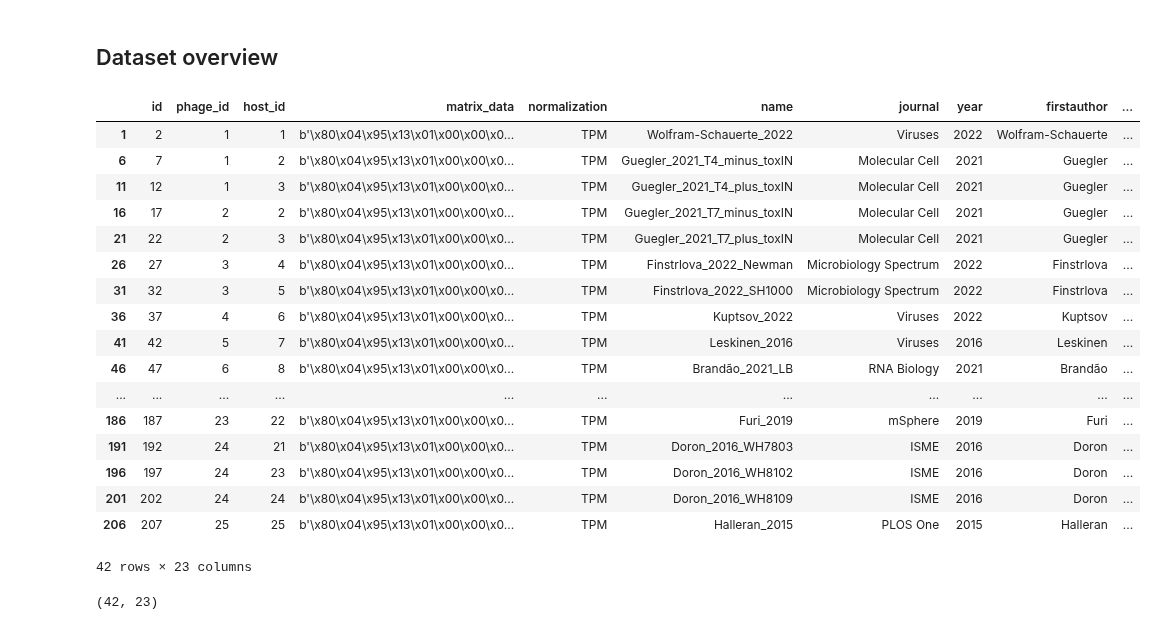
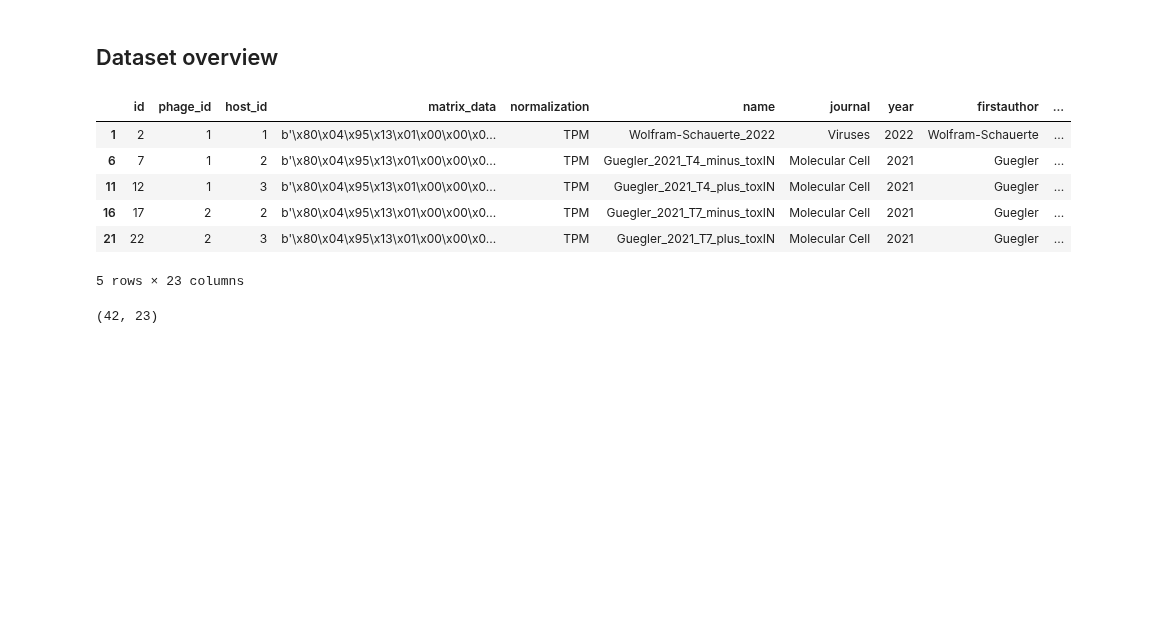
Before and after one commit to Integrative-Transcriptomics/PhageExpressionAtlas, a Jupyter notebook: Data_Analysis/Database_stats/Get_database_statistics.ipynb, the cells around one changed output. Drawn from its saved outputs; the diff is of its cells as text; code cells hidden in the pictures; blank space fills up the shorter version.

```diff
--- a/Data_Analysis/Database_stats/Get_database_statistics.ipynb
+++ b/Data_Analysis/Database_stats/Get_database_statistics.ipynb
@@ -75,7 +77,11 @@ set_publication_style(
 # %% [markdown]
 ## Dataset overview
 # %%
+# Database path
+
 db_path = "../../PhageExpressionAtlas/instance/db.sqlite3"
+
+# Function to retrieve full annotated data
 
 def get_table(db: str, table: str):
     """
@@ -86,11 +92,7 @@ def get_table(db: str, table: str):
     # Connect to the database
     connection = sqlite3.connect(db)
 
-    # ---------------------------------------------------------------------
-    # 1) GET DATASETS BY:
-    #    - matching normalization
-    #    - matching dataset names from dataset_list
-    # ---------------------------------------------------------------------
+    # 1) Get datasets matching normalization & dataset names from dataset_list
 
     dataset_query = f"""
         SELECT *
@@ -99,61 +101,48 @@ def get_table(db: str, table: str):
 
     df = pd.read_sql_query(dataset_query, connection)
 
-    # ---------------------------------------------------------------------
-    # 2) GET HOST & PHAGE METADATA FOR MERGING
-    # ---------------------------------------------------------------------
+    # 2) Get host and phage metadata for merging
     host_ids = [int(id) for id in list(df["host_id"].unique())]
     phage_ids = [int(id) for id in list(df["phage_id"].unique())]
 
     host_placeholders = ",".join("?" * len(host_ids))
 
-    # --- Host metadata ---
+    # Host metadata
     host_query = (
         f'SELECT * '
         f'FROM host WHERE id IN ({host_placeholders})'
     )
     host_info = pd.read_sql_query(host_query, connection, params=host_ids)
 
     phage_placeholders = ",".join("?" * len(phage_ids))
 
-    # --- Phage metadata ---
+    # Phage metadata
     phage_query = (
         f"SELECT * "
         f"FROM phage WHERE id IN ({phage_placeholders})"
     )
     phage_info = pd.read_sql_query(phage_query, connection, params=phage_ids)
 
     # ---------------------------------------------------------------------
-    # 3) MERGE METADATA INTO DATASET TABLE
+    # 3) Merge metadata into dataset table
     # ---------------------------------------------------------------------
     merged = df.merge(host_info, left_on="host_id", right_on="id", how="left", suffixes=("", "_host"))
     merged = merged.merge(phage_info, left_on="phage_id", right_on="id", how="left", suffixes=("", "_phage"))
 
-    # Optional: return merged dataframe + expression dataframe
     return merged
 
+# Apply function and select TPM data only
 dataset_table = get_table(db_path, 'dataset')
 dataset_table = dataset_table.loc[dataset_table['normalization'] == "TPM", ]
-dataset_table
+dataset_table.head()
 # %% [output]
 |  | id | phage_id | host_id | matrix_data | normalization | name | journal | year | firstauthor | ... |
 | 1 | 2 | 1 | 1 | b'\x80\x04\x95\x13\x01\x00\x00\x0... | TPM | Wolfram-Schauerte_2022 | Viruses | 2022 | Wolfram-Schauerte | ... |
 | 6 | 7 | 1 | 2 | b'\x80\x04\x95\x13\x01\x00\x00\x0... | TPM | Guegler_2021_T4_minus_toxIN | Molecular Cell | 2021 | Guegler | ... |
 | 11 | 12 | 1 | 3 | b'\x80\x04\x95\x13\x01\x00\x00\x0... | TPM | Guegler_2021_T4_plus_toxIN | Molecular Cell | 2021 | Guegler | ... |
 | 16 | 17 | 2 | 2 | b'\x80\x04\x95\x13\x01\x00\x00\x0... | TPM | Guegler_2021_T7_minus_toxIN | Molecular Cell | 2021 | Guegler | ... |
 | 21 | 22 | 2 | 3 | b'\x80\x04\x95\x13\x01\x00\x00\x0... | TPM | Guegler_2021_T7_plus_toxIN | Molecular Cell | 2021 | Guegler | ... |
-| 26 | 27 | 3 | 4 | b'\x80\x04\x95\x13\x01\x00\x00\x0... | TPM | Finstrlova_2022_Newman | Microbiology Spectrum | 2022 | Finstrlova | ... |
-| 31 | 32 | 3 | 5 | b'\x80\x04\x95\x13\x01\x00\x00\x0... | TPM | Finstrlova_2022_SH1000 | Microbiology Spectrum | 2022 | Finstrlova | ... |
-| 36 | 37 | 4 | 6 | b'\x80\x04\x95\x13\x01\x00\x00\x0... | TPM | Kuptsov_2022 | Viruses | 2022 | Kuptsov | ... |
-| 41 | 42 | 5 | 7 | b'\x80\x04\x95\x13\x01\x00\x00\x0... | TPM | Leskinen_2016 | Viruses | 2016 | Leskinen | ... |
-| 46 | 47 | 6 | 8 | b'\x80\x04\x95\x13\x01\x00\x00\x0... | TPM | Brandão_2021_LB | RNA Biology | 2021 | Brandão | ... |
-| ... | ... | ... | ... | ... | ... | ... | ... | ... | ... | ... |
-| 186 | 187 | 23 | 22 | b'\x80\x04\x95\x13\x01\x00\x00\x0... | TPM | Furi_2019 | mSphere | 2019 | Furi | ... |
-| 191 | 192 | 24 | 21 | b'\x80\x04\x95\x13\x01\x00\x00\x0... | TPM | Doron_2016_WH7803 | ISME | 2016 | Doron | ... |
-| 196 | 197 | 24 | 23 | b'\x80\x04\x95\x13\x01\x00\x00\x0... | TPM | Doron_2016_WH8102 | ISME | 2016 | Doron | ... |
-| 201 | 202 | 24 | 24 | b'\x80\x04\x95\x13\x01\x00\x00\x0... | TPM | Doron_2016_WH8109 | ISME | 2016 | Doron | ... |
-| 206 | 207 | 25 | 25 | b'\x80\x04\x95\x13\x01\x00\x00\x0... | TPM | Halleran_2015 | PLOS One | 2015 | Halleran | ... |
-42 rows × 23 columns
+5 rows × 23 columns
 # %%
 dataset_table.shape
 # %% [output]
```
Also changed, not shown: parts of 11 cells of this notebook, 11 other files.
